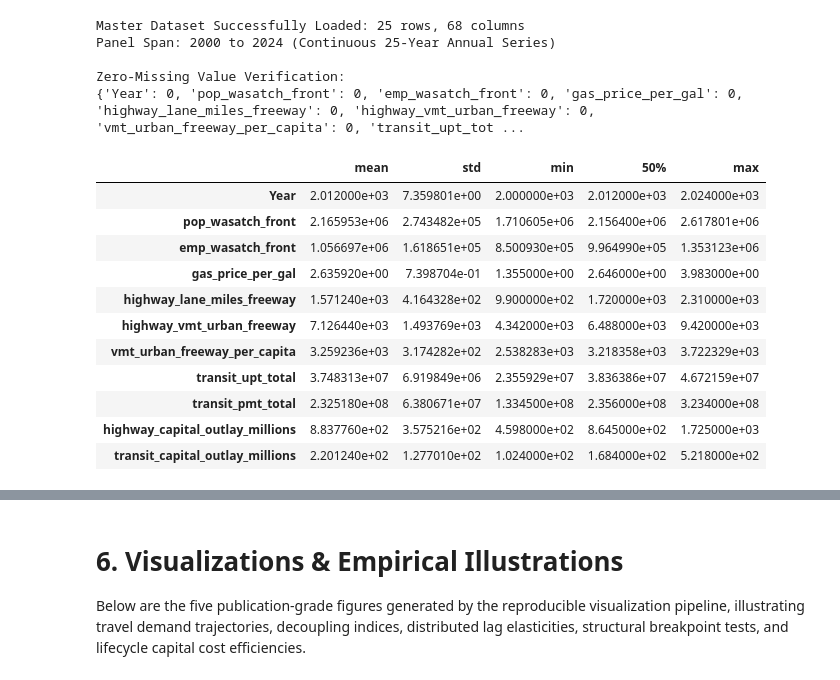
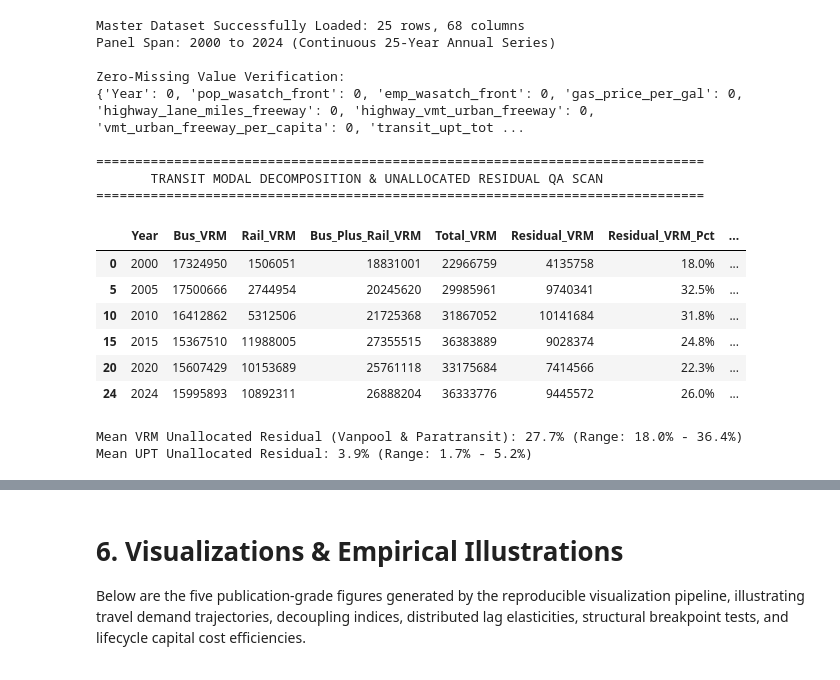
Before and after one commit to CmdrJorgs/datasci-school, a Jupyter notebook: 680/project-1/david-jorgensen_680_Project1.ipynb, the cells around one changed output, grey strips where cells are left out. Drawn from its saved outputs; the diff is of its cells as text; code cells hidden in the pictures.

```diff
--- a/680/project-1/david-jorgensen_680_Project1.ipynb
+++ b/680/project-1/david-jorgensen_680_Project1.ipynb
@@ -170,45 +167,65 @@ The table below documents key variables compiled in the master panel dataset (`d
 import os
 import numpy as np
 import pandas as pd
 import statsmodels.api as sm
 import matplotlib.pyplot as plt
 import seaborn as sns
 
 # Set visual style
 plt.style.use('seaborn-v0_8-whitegrid' if 'seaborn-v0_8-whitegrid' in plt.style.available else 'default')
 pd.set_option('display.max_columns', 25)
 pd.set_option('display.width', 1000)
 
 data_path = os.path.join('data', 'wasatch_front_transportation_2000_2024.csv')
 df = pd.read_csv(data_path)
 
 print(f"Master Dataset Successfully Loaded: {df.shape[0]} rows, {df.shape[1]} columns")
 print(f"Panel Span: {df['Year'].min()} to {df['Year'].max()} (Continuous 25-Year Annual Series)")
 print("\nZero-Missing Value Verification:")
 key_check_cols = ['Year', 'pop_wasatch_front', 'emp_wasatch_front', 'gas_price_per_gal',
                   'highway_lane_miles_freeway', 'highway_vmt_urban_freeway',
                   'vmt_urban_freeway_per_capita', 'transit_upt_total', 'transit_pmt_total',
                   'highway_capital_outlay_millions', 'transit_capital_outlay_millions']
 print(df[key_check_cols].isnull().sum().to_dict())
 
-# Display descriptive statistics of key variables
-df[key_check_cols].describe().T[['mean', 'std', 'min', '50%', 'max']]
+# Modal Decomposition and Unallocated Residual Verification (Issue 2 QA Check)
+print("\n==============================================================================")
+print("       TRANSIT MODAL DECOMPOSITION & UNALLOCATED RESIDUAL QA SCAN            ")
+print("==============================================================================")
+modal_check_df = pd.DataFrame({
+    'Year': df['Year'],
+    'Bus_VRM': df['transit_vrm_bus'],
+    'Rail_VRM': df['transit_vrm_rail'],
+    'Bus_Plus_Rail_VRM': df['transit_vrm_bus'] + df['transit_vrm_rail'],
+    'Total_VRM': df['transit_vrm_total'],
+    'Residual_VRM': df['transit_vrm_total'] - (df['transit_vrm_bus'] + df['transit_vrm_rail']),
+    'Residual_VRM_Pct': ((df['transit_vrm_total'] - (df['transit_vrm_bus'] + df['transit_vrm_rail'])) / df['transit_vrm_total']) * 100,
+    'Residual_UPT_Pct': ((df['transit_upt_total'] - (df['transit_upt_bus'] + df['transit_upt_rail'])) / df['transit_upt_total']) * 100
+})
+benchmark_years = [2000, 2005, 2010, 2015, 2020, 2024]
+display_modal = modal_check_df[modal_check_df['Year'].isin(benchmark_years)].copy()
+display_modal['Residual_VRM_Pct'] = display_modal['Residual_VRM_Pct'].map(lambda x: f"{x:.1f}%")
+display_modal['Residual_UPT_Pct'] = display_modal['Residual_UPT_Pct'].map(lambda x: f"{x:.1f}%")
+display(display_modal)
+print(f"Mean VRM Unallocated Residual (Vanpool & Paratransit): {modal_check_df['Residual_VRM_Pct'].mean():.1f}% (Range: {modal_check_df['Residual_VRM_Pct'].min():.1f}% - {modal_check_df['Residual_VRM_Pct'].max():.1f}%)")
+print(f"Mean UPT Unallocated Residual: {modal_check_df['Residual_UPT_Pct'].mean():.1f}% (Range: {modal_check_df['Residual_UPT_Pct'].min():.1f}% - {modal_check_df['Residual_UPT_Pct'].max():.1f}%)")
 # %% [output]
 Master Dataset Successfully Loaded: 25 rows, 68 columns
 Panel Span: 2000 to 2024 (Continuous 25-Year Annual Series)
 
 Zero-Missing Value Verification:
 {'Year': 0, 'pop_wasatch_front': 0, 'emp_wasatch_front': 0, 'gas_price_per_gal': 0, 'highway_lane_miles_freeway': 0, 'highway_vmt_urban_freeway': 0, 'vmt_urban_freeway_per_capita': 0, 'transit_upt_tot ...
+
+==============================================================================
+       TRANSIT MODAL DECOMPOSITION & UNALLOCATED RESIDUAL QA SCAN
+==============================================================================
-|  | mean | std | min | 50% | max |
-| Year | 2.012000e+03 | 7.359801e+00 | 2.000000e+03 | 2.012000e+03 | 2.024000e+03 |
-| pop_wasatch_front | 2.165953e+06 | 2.743482e+05 | 1.710605e+06 | 2.156400e+06 | 2.617801e+06 |
-| emp_wasatch_front | 1.056697e+06 | 1.618651e+05 | 8.500930e+05 | 9.964990e+05 | 1.353123e+06 |
-| gas_price_per_gal | 2.635920e+00 | 7.398704e-01 | 1.355000e+00 | 2.646000e+00 | 3.983000e+00 |
-| highway_lane_miles_freeway | 1.571240e+03 | 4.164328e+02 | 9.900000e+02 | 1.720000e+03 | 2.310000e+03 |
-| highway_vmt_urban_freeway | 7.126440e+03 | 1.493769e+03 | 4.342000e+03 | 6.488000e+03 | 9.420000e+03 |
-| vmt_urban_freeway_per_capita | 3.259236e+03 | 3.174282e+02 | 2.538283e+03 | 3.218358e+03 | 3.722329e+03 |
-| transit_upt_total | 3.748313e+07 | 6.919849e+06 | 2.355929e+07 | 3.836386e+07 | 4.672159e+07 |
-| transit_pmt_total | 2.325180e+08 | 6.380671e+07 | 1.334500e+08 | 2.356000e+08 | 3.234000e+08 |
-| highway_capital_outlay_millions | 8.837760e+02 | 3.575216e+02 | 4.598000e+02 | 8.645000e+02 | 1.725000e+03 |
-| transit_capital_outlay_millions | 2.201240e+02 | 1.277010e+02 | 1.024000e+02 | 1.684000e+02 | 5.218000e+02 |
+|  | Year | Bus_VRM | Rail_VRM | Bus_Plus_Rail_VRM | Total_VRM | Residual_VRM | Residual_VRM_Pct | ... |
+| 0 | 2000 | 17324950 | 1506051 | 18831001 | 22966759 | 4135758 | 18.0% | ... |
+| 5 | 2005 | 17500666 | 2744954 | 20245620 | 29985961 | 9740341 | 32.5% | ... |
+| 10 | 2010 | 16412862 | 5312506 | 21725368 | 31867052 | 10141684 | 31.8% | ... |
+| 15 | 2015 | 15367510 | 11988005 | 27355515 | 36383889 | 9028374 | 24.8% | ... |
+| 20 | 2020 | 15607429 | 10153689 | 25761118 | 33175684 | 7414566 | 22.3% | ... |
+| 24 | 2024 | 15995893 | 10892311 | 26888204 | 36333776 | 9445572 | 26.0% | ... |
+Mean VRM Unallocated Residual (Vanpool & Paratransit): 27.7% (Range: 18.0% - 36.4%)
+Mean UPT Unallocated Residual: 3.9% (Range: 1.7% - 5.2%)
 # %%
```
Also changed, not shown: parts of 54 cells of this notebook, 4 other files.
